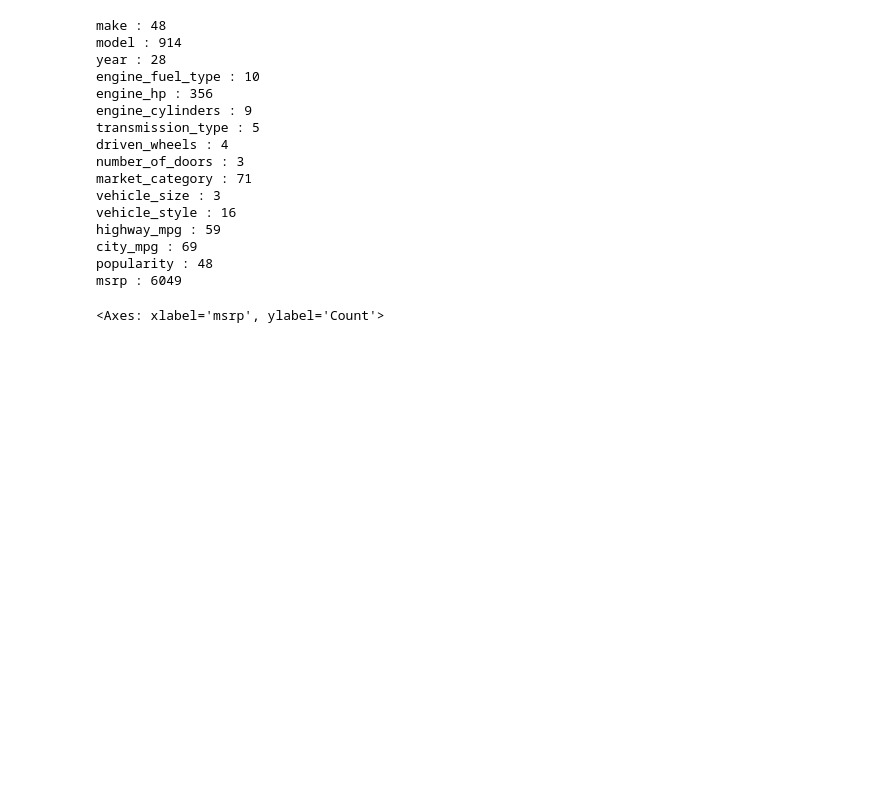
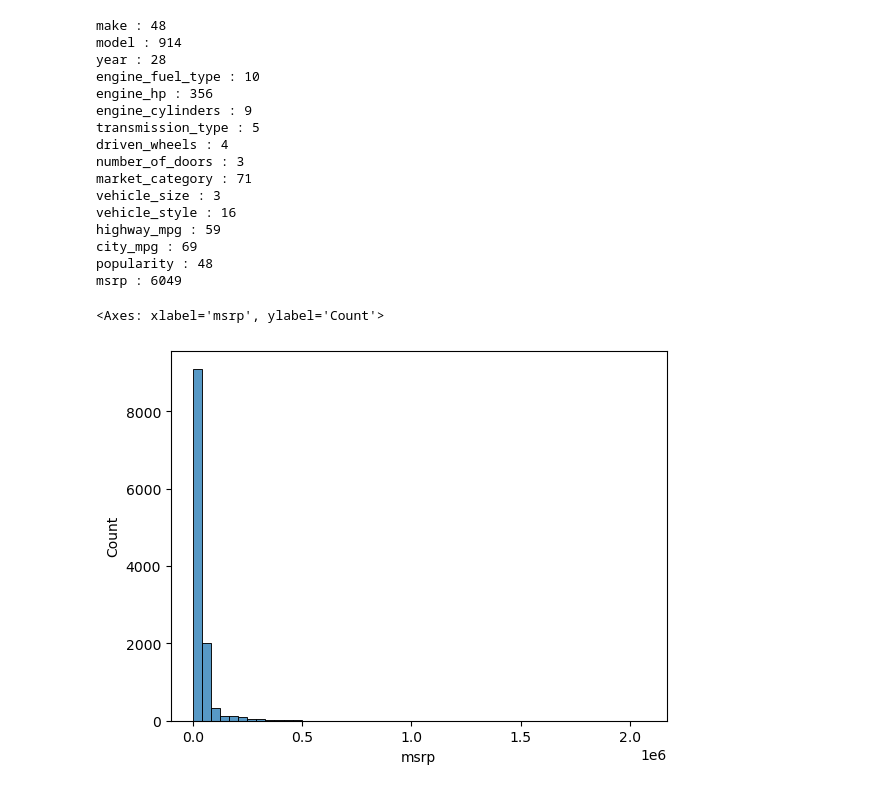
Before and after one commit to pawara101/ml_zoomcamp, a Jupyter notebook: Week-02/02-price-prediction.ipynb, the cells around one changed output. Saved outputs shown, nothing was run; the diff lists cells and outputs as text; code cells hidden in the pictures; blank space fills up the shorter version.

```diff
--- a/Week-02/02-price-prediction.ipynb
+++ b/Week-02/02-price-prediction.ipynb
@@ -135,6 +135,7 @@ import matplotlib.pyplot as plt
 import seaborn as sns
 %matplotlib inline
 # %%
-sns.histplot(data.msrp)
+sns.histplot(data.msrp, bins=50)
 # %% [output]
 <Axes: xlabel='msrp', ylabel='Count'>
+[figure, added]
```
Also changed, not shown: parts of 6 cells of this notebook.
